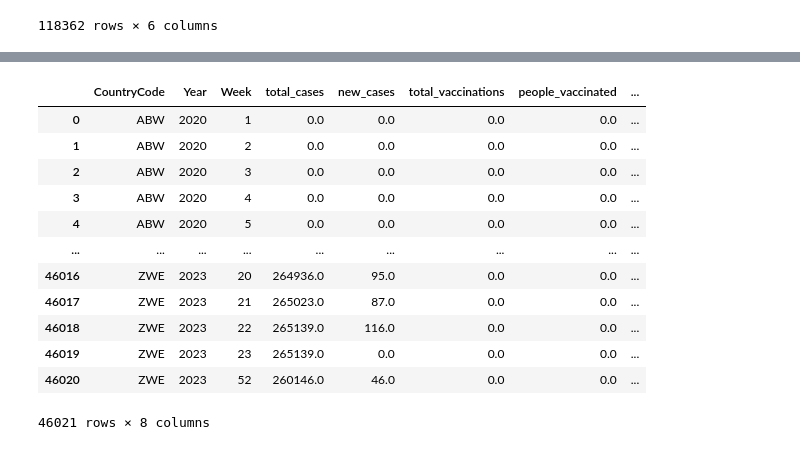
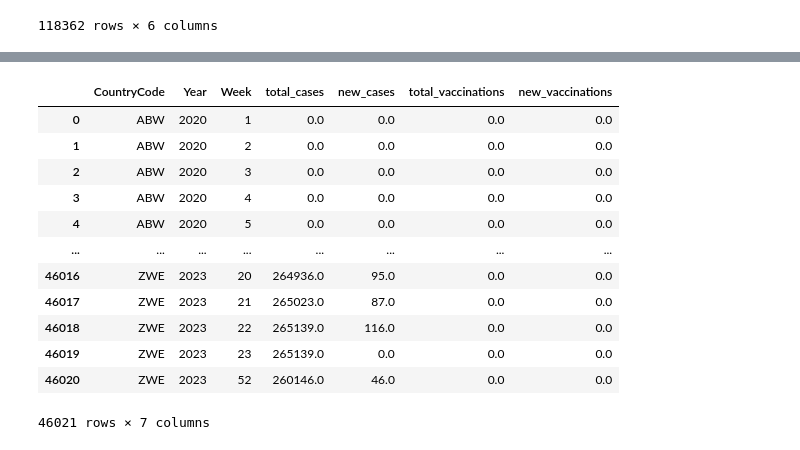
Before and after one commit to Anandraj-S/excess-death-analysis, a Jupyter notebook: excess_deaths.ipynb, the cells around one changed output, grey strips where cells are left out. Saved outputs shown, nothing was run; the diff lists cells and outputs as text; code cells hidden in the pictures.

Commit message:
initial data visualisation

```diff
--- a/excess_deaths.ipynb
+++ b/excess_deaths.ipynb
@@ -71,10 +100,8 @@ memory usage: 161.8+ MB
 # %%
 # Filter the Dataset
 
-mortality_df = mortality_data.drop(columns=['D0_14', 'D15_64', 'D65_74',
-       'D75_84', 'D85p', 'R0_14', 'R15_64', 'R65_74', 'R75_84',
-       'R85p', 'Split', 'SplitSex', 'Forecast'], axis=1)
-covid_cases_df = covid_cases_data[['iso_code', 'date', 'total_cases', 'new_cases', 'total_vaccinations', 'people_vaccinated', 'people_fully_vaccinated']]
+mortality_df = mortality_data[['CountryCode', 'Year', 'Week', 'Sex', 'DTotal', 'RTotal']]
+covid_cases_df = covid_cases_data[['iso_code', 'date', 'total_cases', 'new_cases', 'total_vaccinations', 'new_vaccinations']]
 # %%
 mortality_df
 # %% [output]
@@ -205,19 +190,19 @@ print(covid_cases_df[covid_cases_df['Year'] == 2023])
 # %%
-covid_cases_df = covid_cases_df.groupby(['iso_code', 'Year', 'Week']).agg({'total_cases':'max', 'new_cases':'sum', 'total_vaccinations':'max', 'people_vaccinated':'sum', 'people_fully_vaccinated':'sum'})
+# Grouping covid_cases by Country, Year and Week
+covid_cases_df = covid_cases_df.groupby(['CountryCode', 'Year', 'Week']).agg({'total_cases':'max', 'new_cases':'sum', 'total_vaccinations':'max', 'new_vaccinations':'sum'})
 covid_cases_df = pd.DataFrame(covid_cases_df).reset_index()
-covid_cases_df.rename(columns={'iso_code':'CountryCode'},inplace=True)
 covid_cases_df
 # %% [output]
-|  | CountryCode | Year | Week | total_cases | new_cases | total_vaccinations | people_vaccinated | ... |
-| 0 | ABW | 2020 | 1 | 0.0 | 0.0 | 0.0 | 0.0 | ... |
-| 1 | ABW | 2020 | 2 | 0.0 | 0.0 | 0.0 | 0.0 | ... |
-| 2 | ABW | 2020 | 3 | 0.0 | 0.0 | 0.0 | 0.0 | ... |
-| 3 | ABW | 2020 | 4 | 0.0 | 0.0 | 0.0 | 0.0 | ... |
-| 4 | ABW | 2020 | 5 | 0.0 | 0.0 | 0.0 | 0.0 | ... |
-| ... | ... | ... | ... | ... | ... | ... | ... | ... |
-| 46016 | ZWE | 2023 | 20 | 264936.0 | 95.0 | 0.0 | 0.0 | ... |
-| 46017 | ZWE | 2023 | 21 | 265023.0 | 87.0 | 0.0 | 0.0 | ... |
-| 46018 | ZWE | 2023 | 22 | 265139.0 | 116.0 | 0.0 | 0.0 | ... |
-| 46019 | ZWE | 2023 | 23 | 265139.0 | 0.0 | 0.0 | 0.0 | ... |
-| 46020 | ZWE | 2023 | 52 | 260146.0 | 46.0 | 0.0 | 0.0 | ... |
+|  | CountryCode | Year | Week | total_cases | new_cases | total_vaccinations | new_vaccinations |
+| 0 | ABW | 2020 | 1 | 0.0 | 0.0 | 0.0 | 0.0 |
+| 1 | ABW | 2020 | 2 | 0.0 | 0.0 | 0.0 | 0.0 |
+| 2 | ABW | 2020 | 3 | 0.0 | 0.0 | 0.0 | 0.0 |
+| 3 | ABW | 2020 | 4 | 0.0 | 0.0 | 0.0 | 0.0 |
+| 4 | ABW | 2020 | 5 | 0.0 | 0.0 | 0.0 | 0.0 |
+| ... | ... | ... | ... | ... | ... | ... | ... |
+| 46016 | ZWE | 2023 | 20 | 264936.0 | 95.0 | 0.0 | 0.0 |
+| 46017 | ZWE | 2023 | 21 | 265023.0 | 87.0 | 0.0 | 0.0 |
+| 46018 | ZWE | 2023 | 22 | 265139.0 | 116.0 | 0.0 | 0.0 |
+| 46019 | ZWE | 2023 | 23 | 265139.0 | 0.0 | 0.0 | 0.0 |
+| 46020 | ZWE | 2023 | 52 | 260146.0 | 46.0 | 0.0 | 0.0 |
-46021 rows × 8 columns
+46021 rows × 7 columns
```
Also changed, not shown: parts of 19 cells of this notebook.
